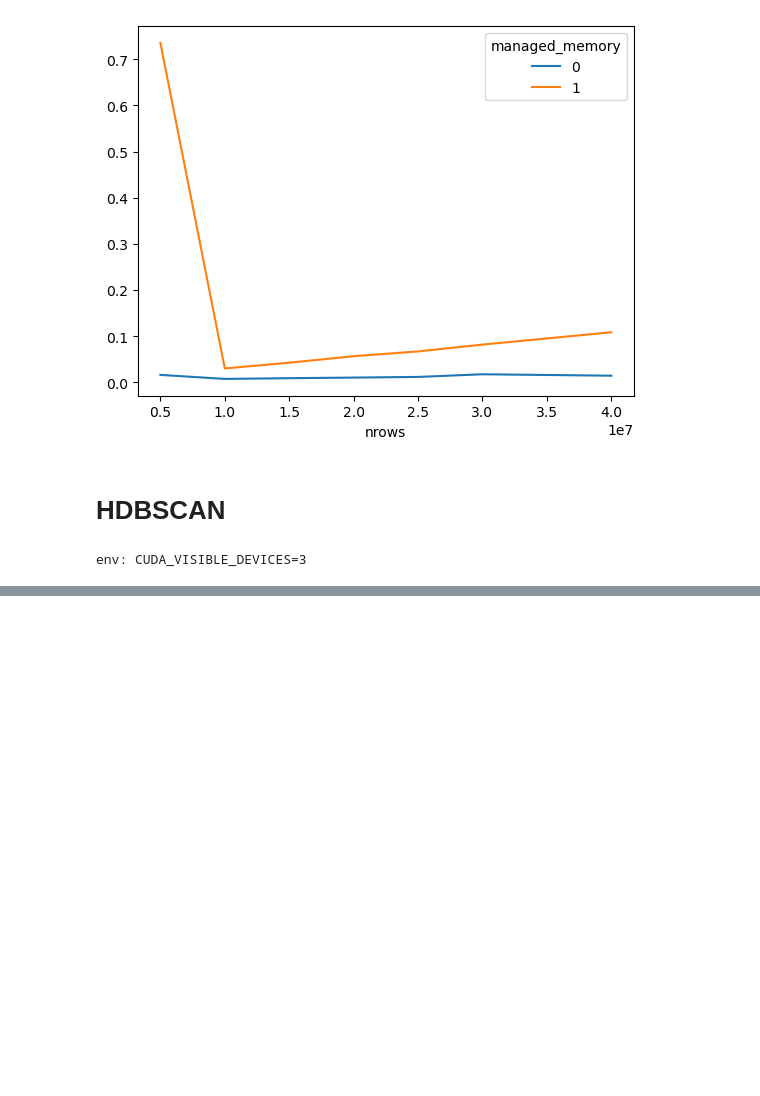
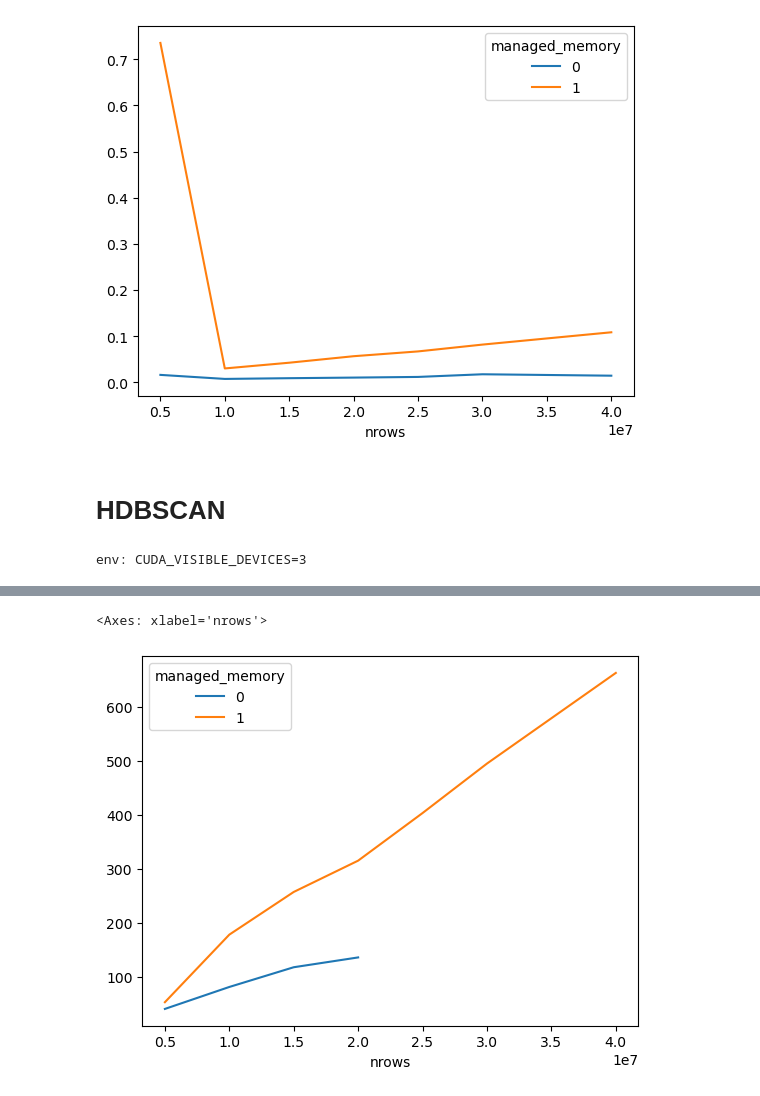
Before and after one commit to btepera/cuml, a Jupyter notebook: python/cuml/cuml/benchmark/UVM_Benchmarking.ipynb, the cells around one changed output, grey strips where cells are left out. Cells and saved outputs as stored; diff of their text form; code cells hidden in the pictures; blank space fills up the shorter version.

Commit message:
add benchmarking results

```diff
--- a/python/cuml/cuml/benchmark/UVM_Benchmarking.ipynb
+++ b/python/cuml/cuml/benchmark/UVM_Benchmarking.ipynb
@@ -626,0 +872,11 @@ for N in NROWS:
+# %%
+import pandas as pd
+uvm_df = pd.read_json(path_or_buf="umap-benchmark-results-uvm.jsonl", lines=True)
+no_uvm_df = pd.read_json(path_or_buf="umap-benchmark-results-no-uvm.jsonl", lines=True)
+df = pd.concat([uvm_df, no_uvm_df])
+df.to_csv("umap_sum.csv", index=False)
+pivot = df.pivot(index='nrows', columns='managed_memory', values='fit_time')
+pivot.plot()
+# %% [output]
+<Axes: xlabel='nrows'>
+[figure, added]
```
Also changed, not shown: parts of 11 cells of this notebook, 6 other files.
